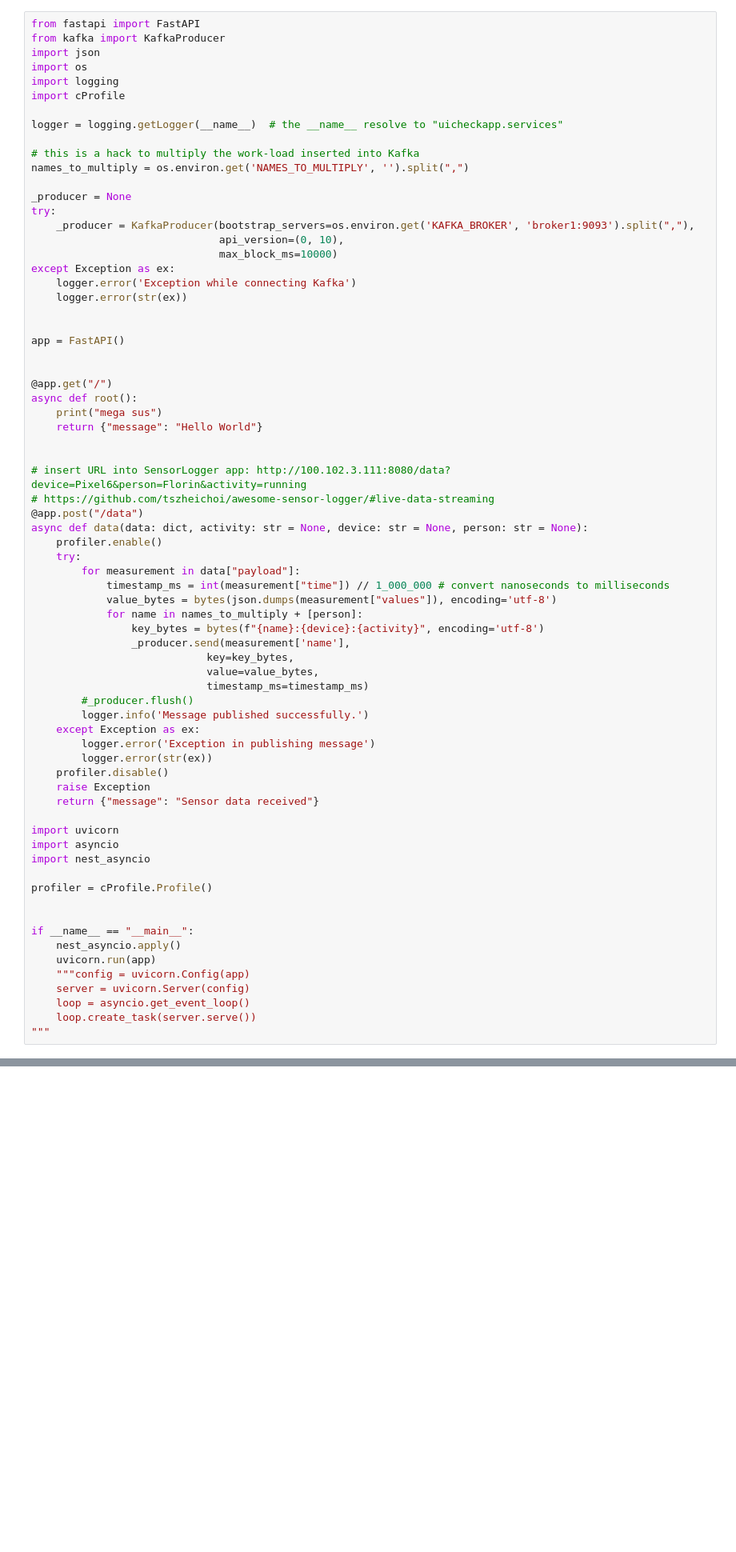
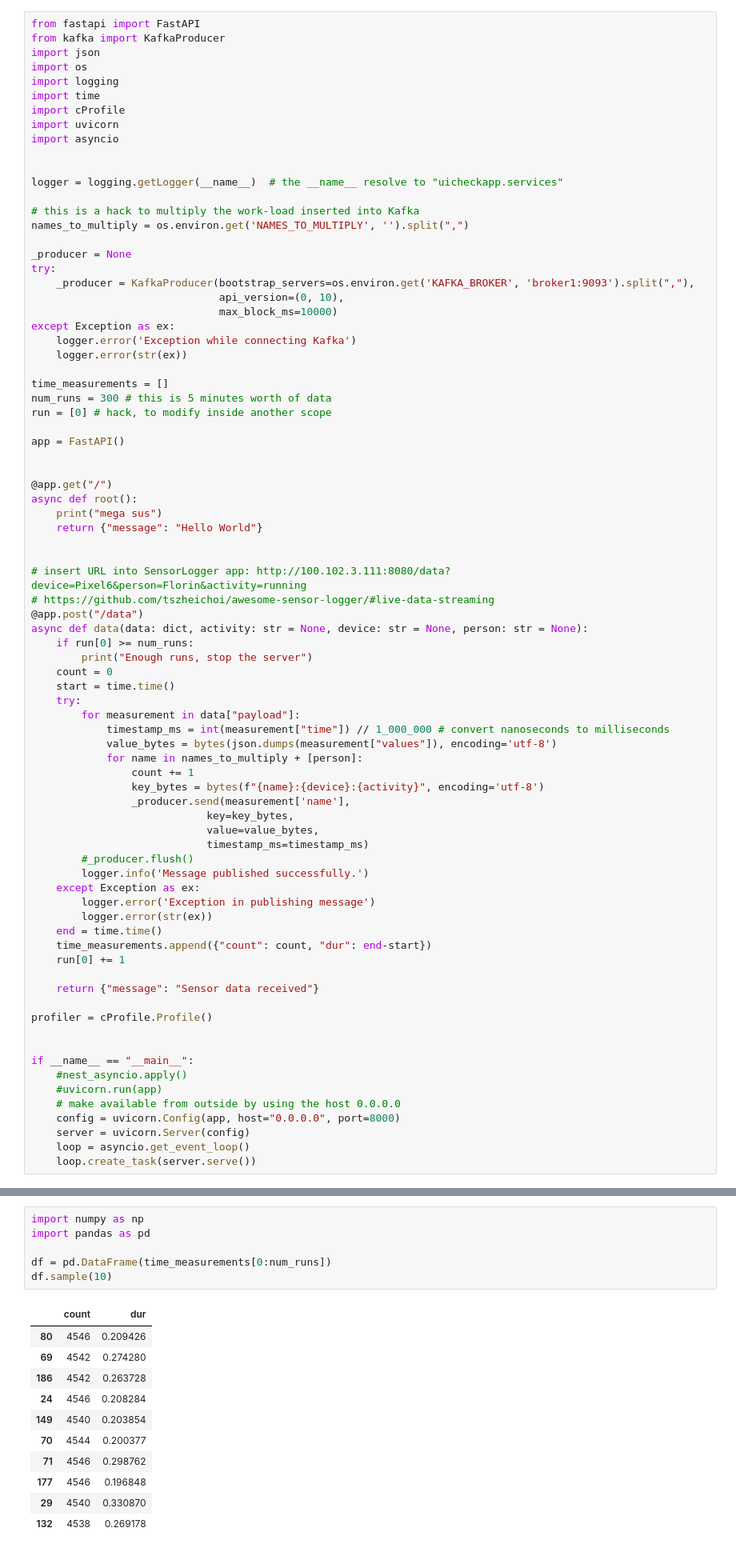
Before and after one commit to florinbarbisch/hpc-mc1, a Jupyter notebook: part1/notebooks/sensor-logger-debug.ipynb, the cells around one changed output, grey strips where cells are left out. Shown at 80% size. Saved outputs shown, nothing was run; the diff lists cells and outputs as text; blank space fills up the shorter version.

```diff
--- a/part1/notebooks/sensor-logger-debug.ipynb
+++ b/part1/notebooks/sensor-logger-debug.ipynb
@@ -26,7 +26,11 @@ from kafka import KafkaProducer
 import json
 import os
 import logging
+import time
 import cProfile
+import uvicorn
+import asyncio
+
 
 logger = logging.getLogger(__name__)  # the __name__ resolve to "uicheckapp.services"
 
@@ -42,6 +46,9 @@ except Exception as ex:
     logger.error('Exception while connecting Kafka')
     logger.error(str(ex))
 
+time_measurements = []
+num_runs = 300 # this is 5 minutes worth of data
+run = [0] # hack, to modify inside another scope
 
 app = FastAPI()
 
@@ -56,12 +63,16 @@ async def root():
 # https://github.com/tszheichoi/awesome-sensor-logger/#live-data-streaming
 @app.post("/data")
 async def data(data: dict, activity: str = None, device: str = None, person: str = None):
-    profiler.enable()
+    if run[0] >= num_runs:
+        print("Enough runs, stop the server")
+    count = 0
+    start = time.time()
     try:
         for measurement in data["payload"]:
             timestamp_ms = int(measurement["time"]) // 1_000_000 # convert nanoseconds to milliseconds
             value_bytes = bytes(json.dumps(measurement["values"]), encoding='utf-8')
             for name in names_to_multiply + [person]:
+                count += 1
                 key_bytes = bytes(f"{name}:{device}:{activity}", encoding='utf-8')
                 _producer.send(measurement['name'],
                             key=key_bytes,
@@ -72,23 +83,21 @@ async def data(data: dict, activity: str = None, device: str = None, person: str
     except Exception as ex:
         logger.error('Exception in publishing message')
         logger.error(str(ex))
-    profiler.disable()
-    raise Exception
+    end = time.time()
+    time_measurements.append({"count": count, "dur": end-start})
+    run[0] += 1
+
     return {"message": "Sensor data received"}
-
-import uvicorn
-import asyncio
-import nest_asyncio
 
 profiler = cProfile.Profile()
 
 
 if __name__ == "__main__":
-    nest_asyncio.apply()
-    uvicorn.run(app)
-    """config = uvicorn.Config(app)
+    #nest_asyncio.apply()
+    #uvicorn.run(app)
+    # make available from outside by using the host 0.0.0.0
+    config = uvicorn.Config(app, host="0.0.0.0", port=8000)
     server = uvicorn.Server(config)
     loop = asyncio.get_event_loop()
     loop.create_task(server.serve())
-"""
 # %% [output]
@@ -98,0 +141,18 @@ INFO:     Uvicorn running on http://127.0.0.1:8000 (Press CTRL+C to quit)
+# %%
+import numpy as np
+import pandas as pd
+
+df = pd.DataFrame(time_measurements[0:num_runs])
+df.sample(10)
+# %% [output]
+|  | count | dur |
+| 80 | 4546 | 0.209426 |
+| 69 | 4542 | 0.274280 |
+| 186 | 4542 | 0.263728 |
+| 24 | 4546 | 0.208284 |
+| 149 | 4540 | 0.203854 |
+| 70 | 4544 | 0.200377 |
+| 71 | 4546 | 0.298762 |
+| 177 | 4546 | 0.196848 |
+| 29 | 4540 | 0.330870 |
+| 132 | 4538 | 0.269178 |
```
Also changed, not shown: parts of 6 cells of this notebook, 1 other file.
